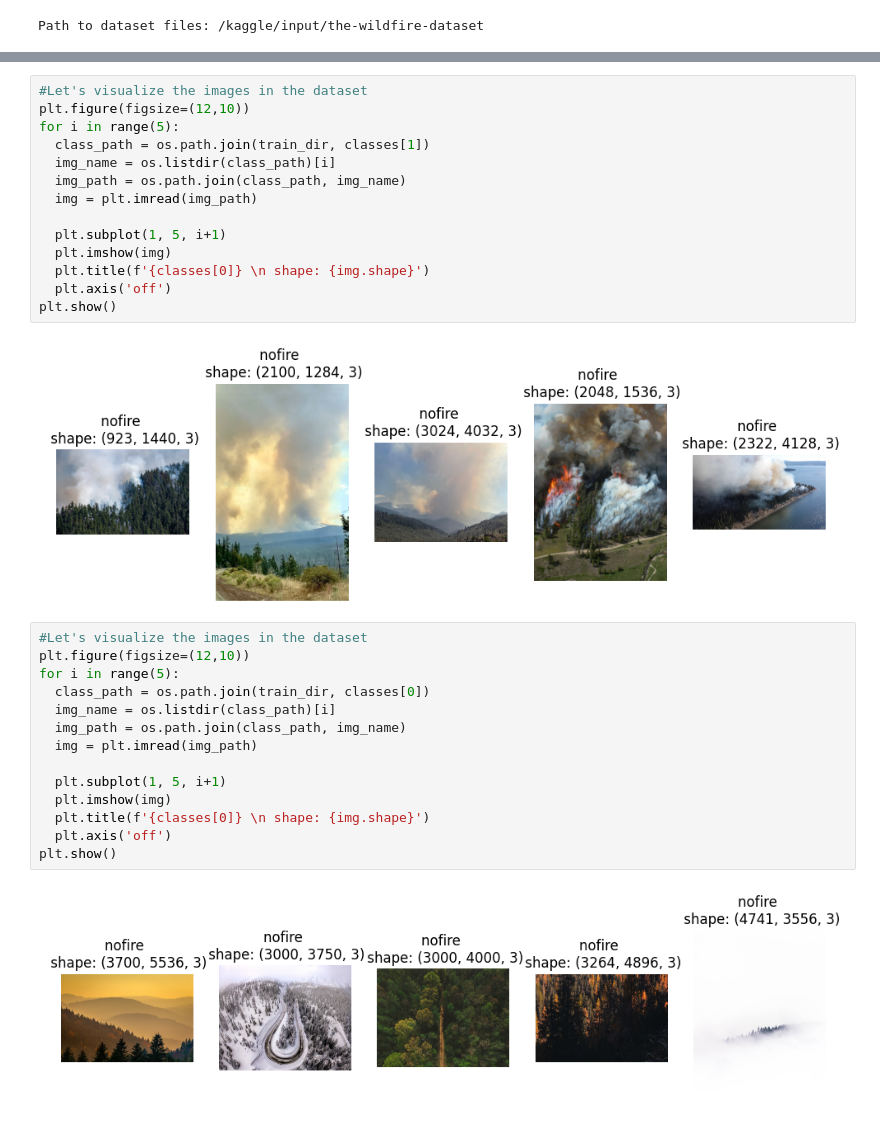
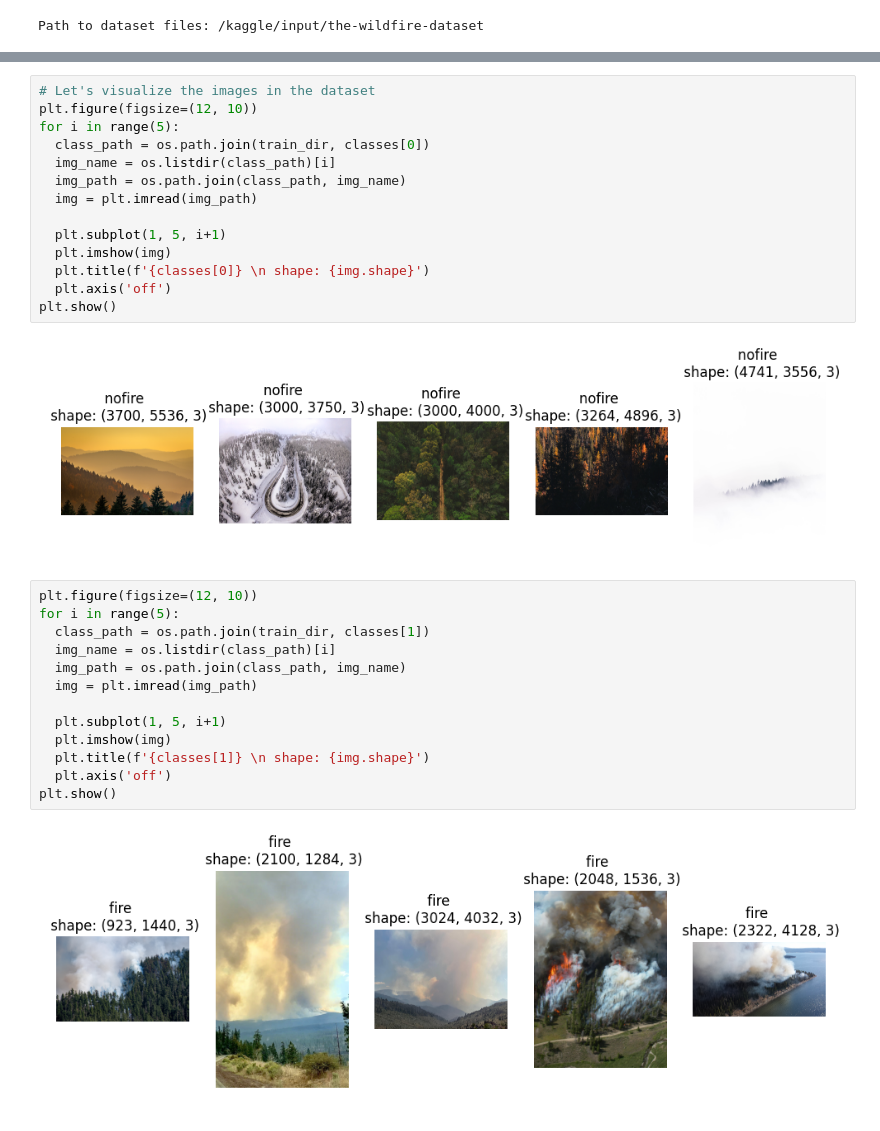
Before and after one commit to Chandana-basude/Forest_Fire_Detection, a Jupyter notebook: Forest_Fire_Detection_using_DL.ipynb, the cells around one changed output, grey strips where cells are left out. Drawn from its saved outputs; the diff is of its cells as text.

```diff
--- a/Forest_Fire_Detection_using_DL.ipynb
+++ b/Forest_Fire_Detection_using_DL.ipynb
@@ -42,10 +44,10 @@ print(f'Classes: {classes}')
 Number of Classes: 2
 Classes: ['nofire', 'fire']
 # %%
-#Let's visualize the images in the dataset
-plt.figure(figsize=(12,10))
+# Let's visualize the images in the dataset
+plt.figure(figsize=(12, 10))
 for i in range(5):
-  class_path = os.path.join(train_dir, classes[1])
+  class_path = os.path.join(train_dir, classes[0])
   img_name = os.listdir(class_path)[i]
   img_path = os.path.join(class_path, img_name)
   img = plt.imread(img_path)
@@ -56,20 +58,19 @@ for i in range(5):
   plt.axis('off')
 plt.show()
 # %% [output]
-[figure, old version]
+[figure, new version]
 # %%
-#Let's visualize the images in the dataset
-plt.figure(figsize=(12,10))
+plt.figure(figsize=(12, 10))
 for i in range(5):
-  class_path = os.path.join(train_dir, classes[0])
+  class_path = os.path.join(train_dir, classes[1])
   img_name = os.listdir(class_path)[i]
   img_path = os.path.join(class_path, img_name)
   img = plt.imread(img_path)
 
   plt.subplot(1, 5, i+1)
   plt.imshow(img)
-  plt.title(f'{classes[0]} \n shape: {img.shape}')
+  plt.title(f'{classes[1]} \n shape: {img.shape}')
   plt.axis('off')
 plt.show()
 # %% [output]
-[figure, old version]
+[figure, new version]
```
Also changed, not shown: parts of 7 cells of this notebook.
